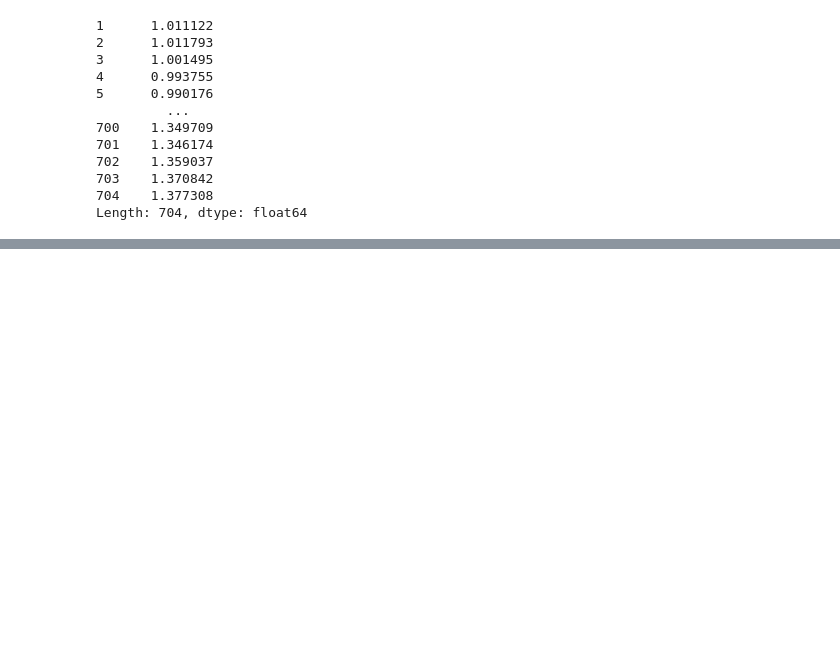
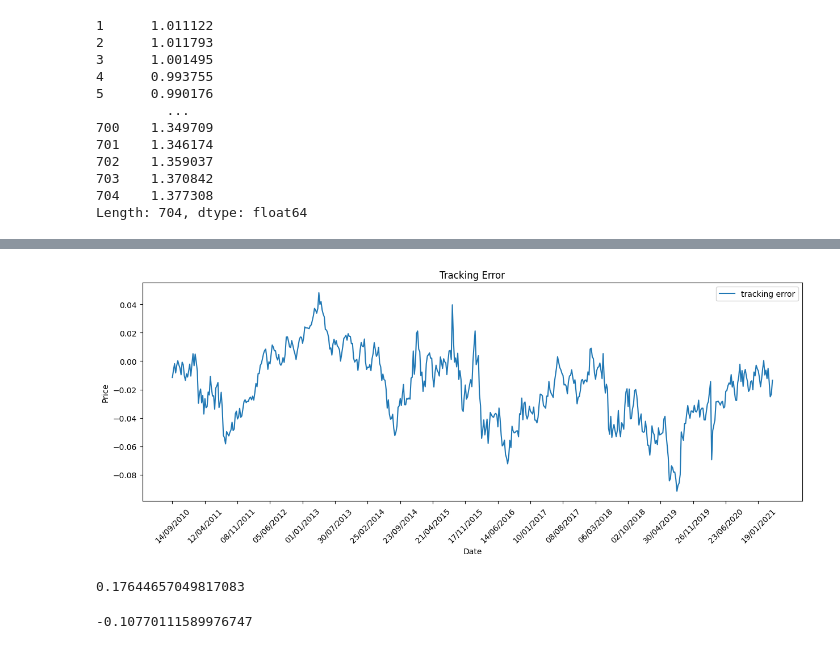
Before and after one commit to jstringara/Fintech, a Jupyter notebook: Progetto finale/Regression.ipynb, the cells around one changed output, grey strips where cells are left out. Cells and saved outputs as stored; diff of their text form; code cells hidden in the pictures; blank space fills up the shorter version.

```diff
--- a/Progetto finale/Regression.ipynb
+++ b/Progetto finale/Regression.ipynb
@@ -204,0 +244,36 @@ mean_squared_error(y_test, y_pred)
+# %%
+#calculate the Tracking Error = Excess Return = difference between target performance and replica performance.
+
+
+#compute the tracking error
+tracking_error = []
+for i in range(len(y_pred)):
+    tracking_error.append(y_test[i] - y_pred[i])
+
+#plot the tracking error
+plt.figure(figsize=(15,5))
+plt.plot(df['Date'][len(X)-len(y_pred)+1:], tracking_error, label='tracking error')
+plt.title('Tracking Error')
+plt.xlabel('Date')
+plt.ylabel('Price')
+plt.legend()
+plt.xticks(df['Date'][len(X)-len(y_pred)+1::30], rotation=45)
+plt.show()
+# %% [output]
+[figure, added]
+# %%
+#calculate the Tracking Error Volatility = (annualized) standard deviation of Tracking Error.
+#compute the tracking error volatility
+tracking_error_volatility = np.std(tracking_error)*np.sqrt(52)
+
+tracking_error_volatility
+# %% [output]
+0.17644657049817083
+# %%
+#calculate the Information Ratio = Excess Return / Tracking Error Volatility.
+#compute the information ratio
+information_ratio = np.mean(tracking_error)/tracking_error_volatility
+
+information_ratio
+# %% [output]
+-0.10770111589976747
```
Also changed, not shown: parts of 8 cells of this notebook.
